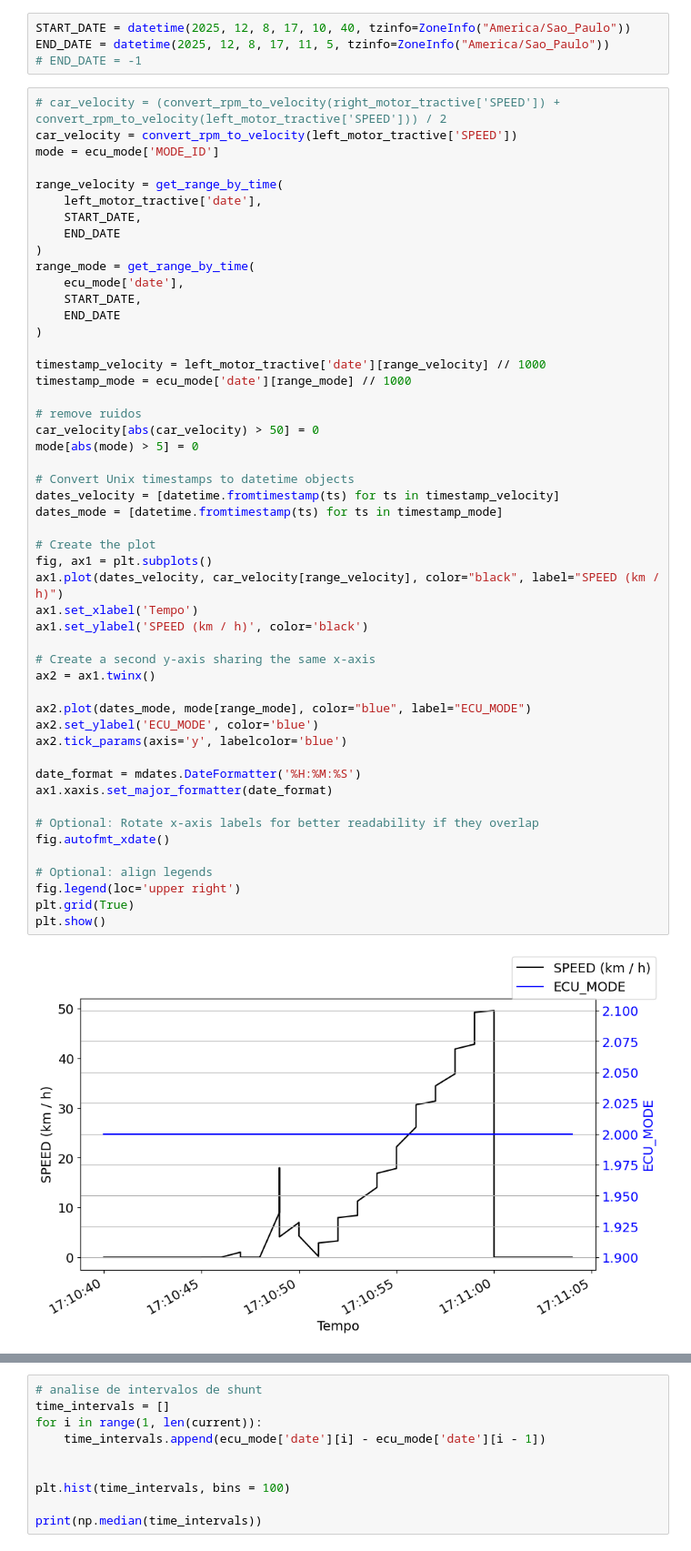
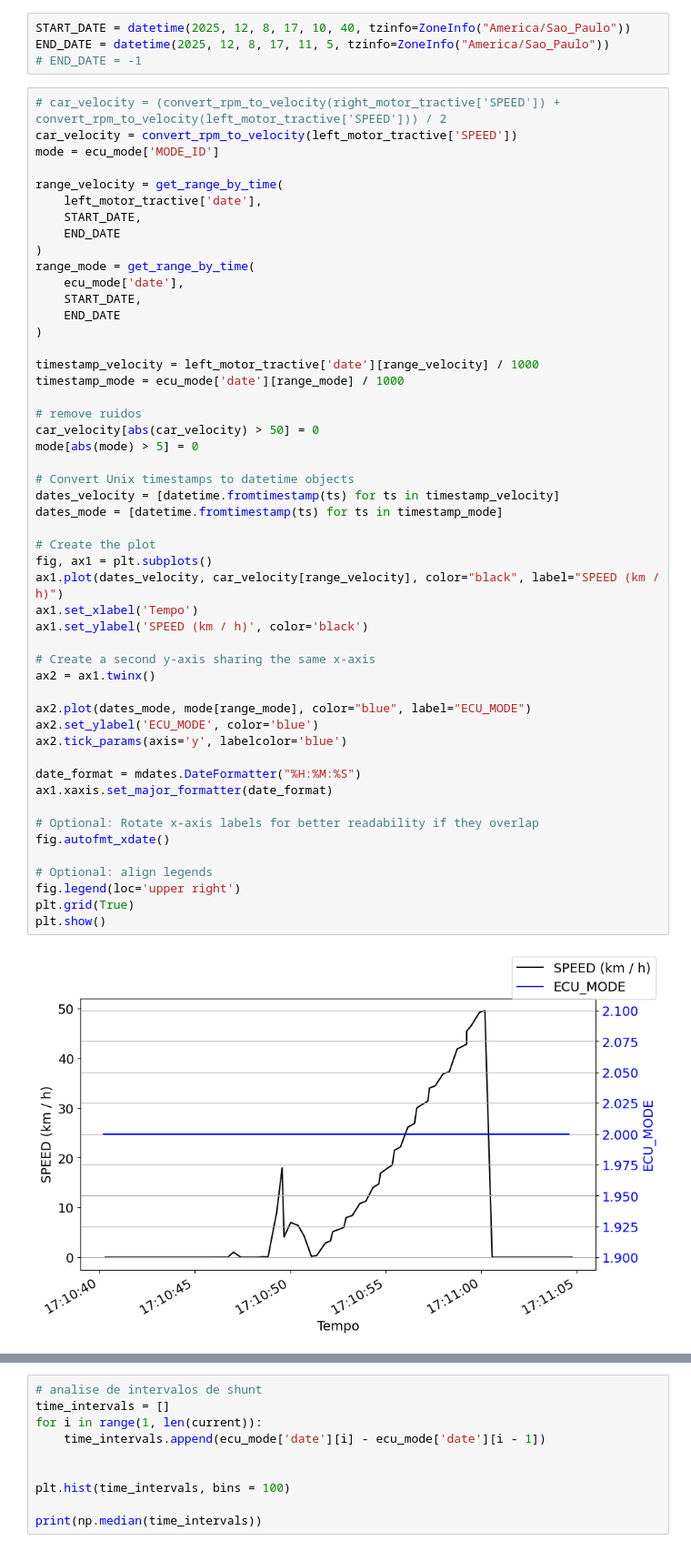
Before and after one commit to Tesla-UFMG/Data-Analysis, a Jupyter notebook: odonto_081225.ipynb, the cells around one changed output, grey strips where cells are left out. Shown at 91% size. Cells and saved outputs as stored; diff of their text form.

```diff
--- a/odonto_081225.ipynb
+++ b/odonto_081225.ipynb
@@ -98,42 +98,42 @@ range_mode = get_range_by_time(
     END_DATE
 )
 
-timestamp_velocity = left_motor_tractive['date'][range_velocity] // 1000
-timestamp_mode = ecu_mode['date'][range_mode] // 1000
+timestamp_velocity = left_motor_tractive['date'][range_velocity] / 1000
+timestamp_mode = ecu_mode['date'][range_mode] / 1000
 
 # remove ruidos
 car_velocity[abs(car_velocity) > 50] = 0
 mode[abs(mode) > 5] = 0
 
 # Convert Unix timestamps to datetime objects
 dates_velocity = [datetime.fromtimestamp(ts) for ts in timestamp_velocity]
 dates_mode = [datetime.fromtimestamp(ts) for ts in timestamp_mode]
 
 # Create the plot
 fig, ax1 = plt.subplots()
 ax1.plot(dates_velocity, car_velocity[range_velocity], color="black", label="SPEED (km / h)")
 ax1.set_xlabel('Tempo')
 ax1.set_ylabel('SPEED (km / h)', color='black')
 
 # Create a second y-axis sharing the same x-axis
 ax2 = ax1.twinx()
 
 ax2.plot(dates_mode, mode[range_mode], color="blue", label="ECU_MODE")
 ax2.set_ylabel('ECU_MODE', color='blue')
 ax2.tick_params(axis='y', labelcolor='blue')
 
-date_format = mdates.DateFormatter('%H:%M:%S')
+date_format = mdates.DateFormatter("%H:%M:%S")
 ax1.xaxis.set_major_formatter(date_format)
 
 # Optional: Rotate x-axis labels for better readability if they overlap
 fig.autofmt_xdate()
 
 # Optional: align legends
 fig.legend(loc='upper right')
 plt.grid(True)
 plt.show()
 # %% [output]
-[figure, old version]
+[figure, new version]
 # %%
 # car_velocity = (convert_rpm_to_velocity(right_motor_tractive['SPEED']) + convert_rpm_to_velocity(left_motor_tractive['SPEED'])) / 2
 car_velocity = convert_rpm_to_velocity(left_motor_tractive['SPEED'])
```
Also changed, not shown: parts of 4 cells of this notebook.
